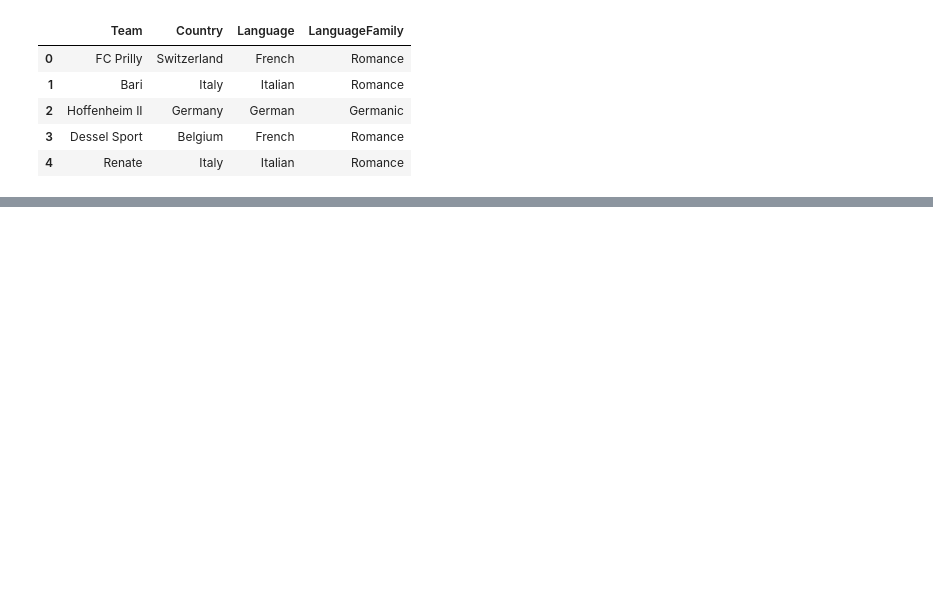
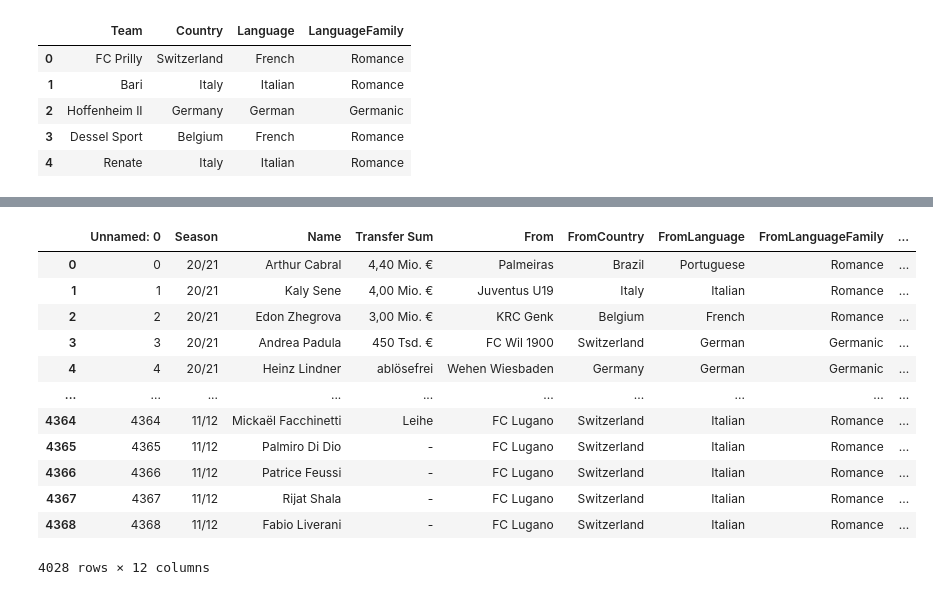
Before and after one commit to Ermaconomist/social_analysis_football_transfer, a Jupyter notebook: 01_input/kosta_crawler.ipynb, the cells around one changed output, grey strips where cells are left out. Saved outputs shown, nothing was run; the diff lists cells and outputs as text; code cells hidden in the pictures; blank space fills up the shorter version.

Commit message:
duplicates removed, teamnames unique, new final dataset = final_clean.csv hehe

```diff
--- a/01_input/kosta_crawler.ipynb
+++ b/01_input/kosta_crawler.ipynb
@@ -307,0 +311,11 @@ df_complete.to_csv("final.csv", encoding="utf-8-sig")
+# %%
+#We assumed that the clubnames are unique
+#During the analysis it was detected that certain clubs on transfermarkt.de have multiple names, the names have to be standardized
+#Fc Basel 1893 -> Fc Basel
+#Fc St. Gallen 1879 -> Fc St. Gallen
+#NE Xamax -> Xamax
+#Neuchâtel Xamax FCS -> Xamax
+
+df_complete_multinames = pd.read_csv("final.csv")
+
+df_complete_multinames.info()
@@ -307,0 +342,6 @@ df_complete.to_csv("final.csv", encoding="utf-8-sig")
+# %%
+
+
+df_complete_uniquenames = df_complete_multinames.replace({"FC Basel 1893":"FC Basel","FC St. Gallen 1879":"FC St. Gallen","NE Xamax":"Xamax","Neuchâtel Xamax FCS":"Xamax"})
+
+df_complete_uniquenames.info()
@@ -307,0 +368,12 @@ df_complete.to_csv("final.csv", encoding="utf-8-sig")
+# %%
+
+#If a transfer between 2 Swiss First League clubs occured, the transfer occurs twice in the dataset
+#once as Arrival from a club and once as a Departure. In order to correct this we will change the season value
+#by removing the string "Abgänge" and "Zugänge" from the "Season" column.
+
+df_complete_uniquenames['Season'] = df_complete_uniquenames['Season'].str.extract(r'(\d{2}/\d{2})', expand=False)
+# %%
+#Find and remove duplicates
+#We check for all columns except the first one which is a unique ID
+columnnames = df_complete_uniquenames.columns.tolist()[1:]
+columnnames
@@ -307,0 +392,20 @@ df_complete.to_csv("final.csv", encoding="utf-8-sig")
+# %%
+#Removes duplicates
+df_complete_deduped = df_complete_uniquenames.drop_duplicates(subset=columnnames, keep='first')
+df_complete_deduped
+
+#pd.unique(df_complete_deduped.duplicated(subset=columnnames, keep='first'))
+# %% [output]
+|  | Unnamed: 0 | Season | Name | Transfer Sum | From | FromCountry | FromLanguage | FromLanguageFamily | ... |
+| 0 | 0 | 20/21 | Arthur Cabral | 4,40 Mio. € | Palmeiras | Brazil | Portuguese | Romance | ... |
+| 1 | 1 | 20/21 | Kaly Sene | 4,00 Mio. € | Juventus U19 | Italy | Italian | Romance | ... |
+| 2 | 2 | 20/21 | Edon Zhegrova | 3,00 Mio. € | KRC Genk | Belgium | French | Romance | ... |
+| 3 | 3 | 20/21 | Andrea Padula | 450 Tsd. € | FC Wil 1900 | Switzerland | German | Germanic | ... |
+| 4 | 4 | 20/21 | Heinz Lindner | ablösefrei | Wehen Wiesbaden | Germany | German | Germanic | ... |
+| ... | ... | ... | ... | ... | ... | ... | ... | ... | ... |
+| 4364 | 4364 | 11/12 | Mickaël Facchinetti | Leihe | FC Lugano | Switzerland | Italian | Romance | ... |
+| 4365 | 4365 | 11/12 | Palmiro Di Dio | - | FC Lugano | Switzerland | Italian | Romance | ... |
+| 4366 | 4366 | 11/12 | Patrice Feussi | - | FC Lugano | Switzerland | Italian | Romance | ... |
+| 4367 | 4367 | 11/12 | Rijat Shala | - | FC Lugano | Switzerland | Italian | Romance | ... |
+| 4368 | 4368 | 11/12 | Fabio Liverani | - | FC Lugano | Switzerland | Italian | Romance | ... |
+4028 rows × 12 columns
```
Also changed, not shown: parts of 8 cells of this notebook, 2 other files.
